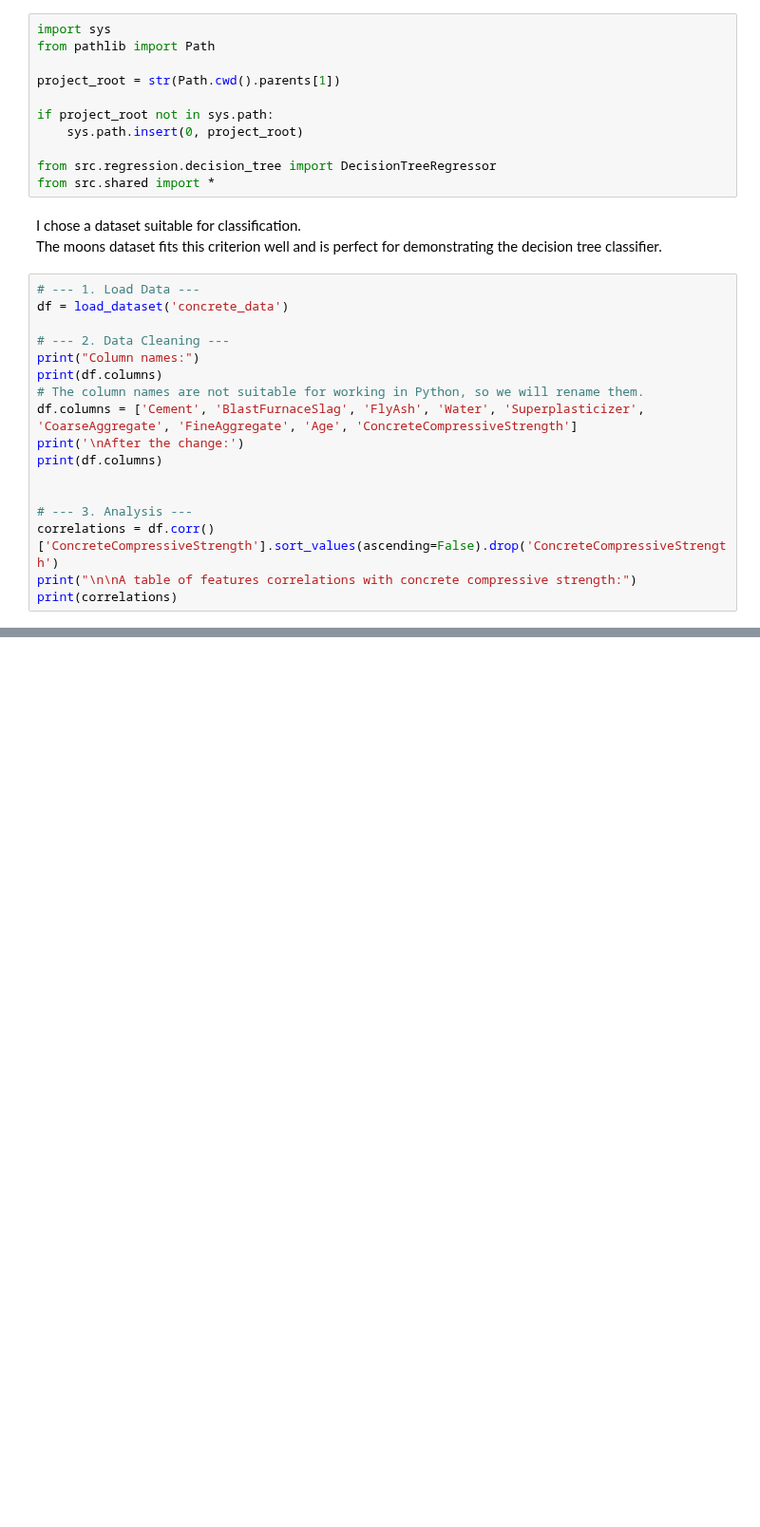
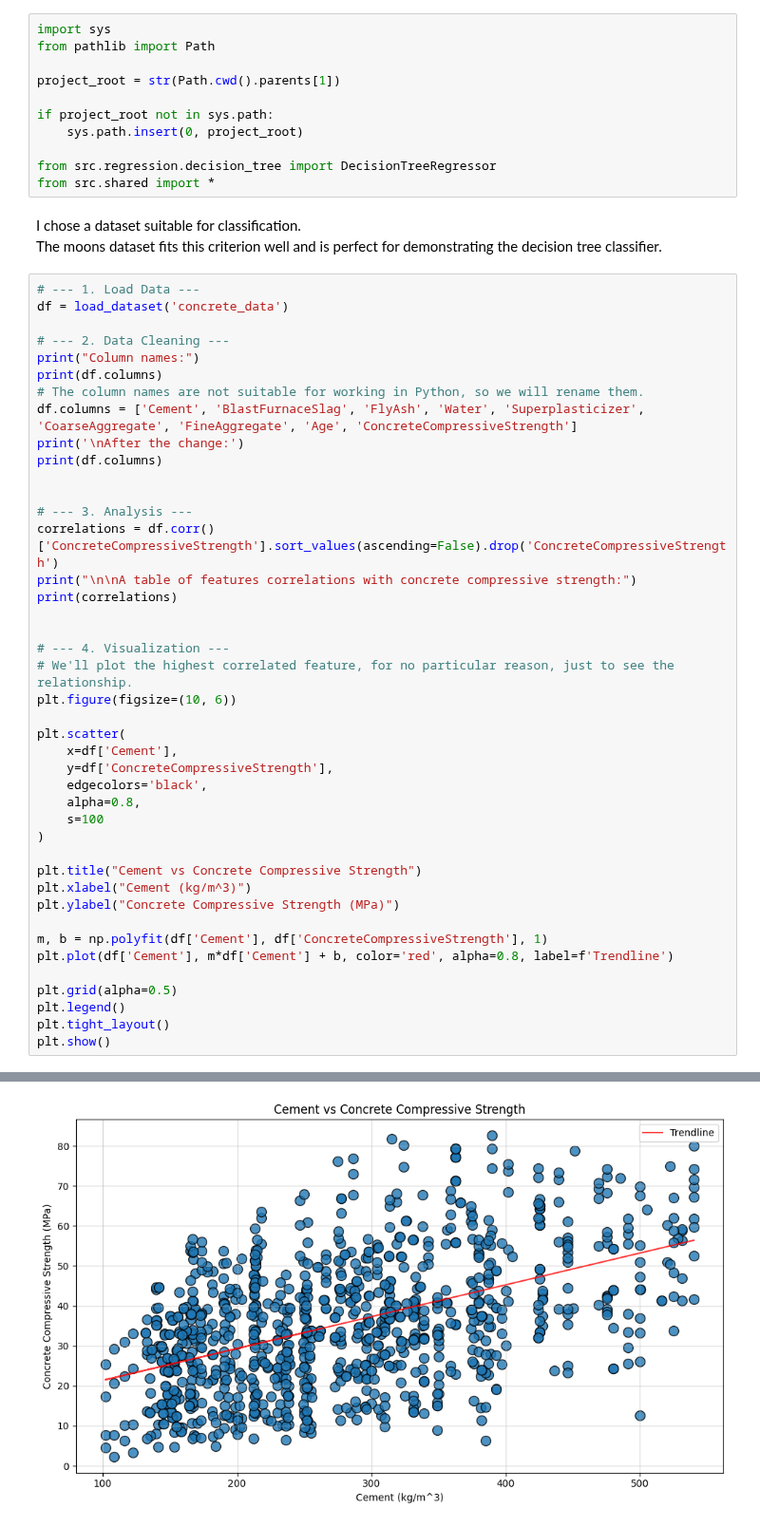
Before and after one commit to YaliMagdasy/ml-models-and-usage, a Jupyter notebook: notebooks/regression/decision_tree.ipynb, the cells around one changed output, grey strips where cells are left out. Shown at 95% size. Cells and saved outputs as stored; diff of their text form; blank space fills up the shorter version.

Commit message:
Added visualization Added visualization of the highest correlated feature (Cement) against the target (Concrete compressive strength).

```diff
--- a/notebooks/regression/decision_tree.ipynb
+++ b/notebooks/regression/decision_tree.ipynb
@@ -28,30 +28,56 @@ df = load_dataset('concrete_data')
 print("Column names:")
 print(df.columns)
 # The column names are not suitable for working in Python, so we will rename them.
 df.columns = ['Cement', 'BlastFurnaceSlag', 'FlyAsh', 'Water', 'Superplasticizer', 'CoarseAggregate', 'FineAggregate', 'Age', 'ConcreteCompressiveStrength']
 print('\nAfter the change:')
 print(df.columns)
 
 
 # --- 3. Analysis ---
 correlations = df.corr()['ConcreteCompressiveStrength'].sort_values(ascending=False).drop('ConcreteCompressiveStrength')
 print("\n\nA table of features correlations with concrete compressive strength:")
 print(correlations)
+
+
+# --- 4. Visualization ---
+# We'll plot the highest correlated feature, for no particular reason, just to see the relationship.
+plt.figure(figsize=(10, 6))
+
+plt.scatter(
+    x=df['Cement'],
+    y=df['ConcreteCompressiveStrength'],
+    edgecolors='black',
+    alpha=0.8,
+    s=100
+)
+
+plt.title("Cement vs Concrete Compressive Strength")
+plt.xlabel("Cement (kg/m^3)")
+plt.ylabel("Concrete Compressive Strength (MPa)")
+
+m, b = np.polyfit(df['Cement'], df['ConcreteCompressiveStrength'], 1)
+plt.plot(df['Cement'], m*df['Cement'] + b, color='red', alpha=0.8, label=f'Trendline')
+
+plt.grid(alpha=0.5)
+plt.legend()
+plt.tight_layout()
+plt.show()
 # %% [output]
 Column names:
 Index(['Cement (component 1)(kg in a m^3 mixture)',
        'Blast Furnace Slag (component 2)(kg in a m^3 mixture)',
        'Fly Ash (component 3)(kg in a m^3 mixture)',
        'Water  (component 4)(kg in a m^3 mixture)',
        'Superplasticizer (component 5)(kg in a m^3 mixture)',
        'Coarse Aggregate  (component 6)(kg in a m^3 mixture)',
        'Fine Aggregate (component 7)(kg in a m^3 mixture)', 'Age (day)',
        'Concrete compressive strength(MPa, megapascals) '],
       dtype='object')
 
 After the change:
 ... (12 lines left out)
 CoarseAggregate    -0.164935
 FineAggregate      -0.167241
 Water              -0.289633
 Name: ConcreteCompressiveStrength, dtype: float64
+[figure, added]
```
